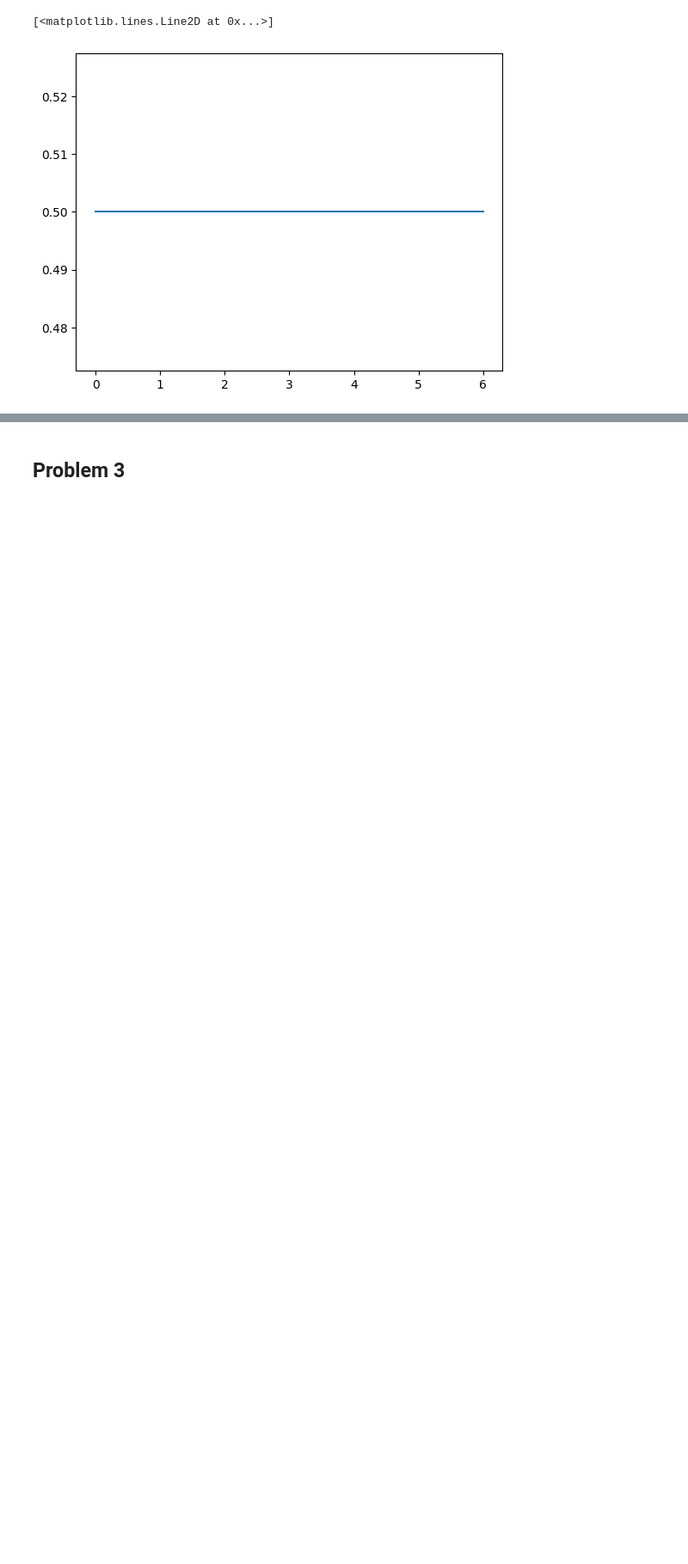
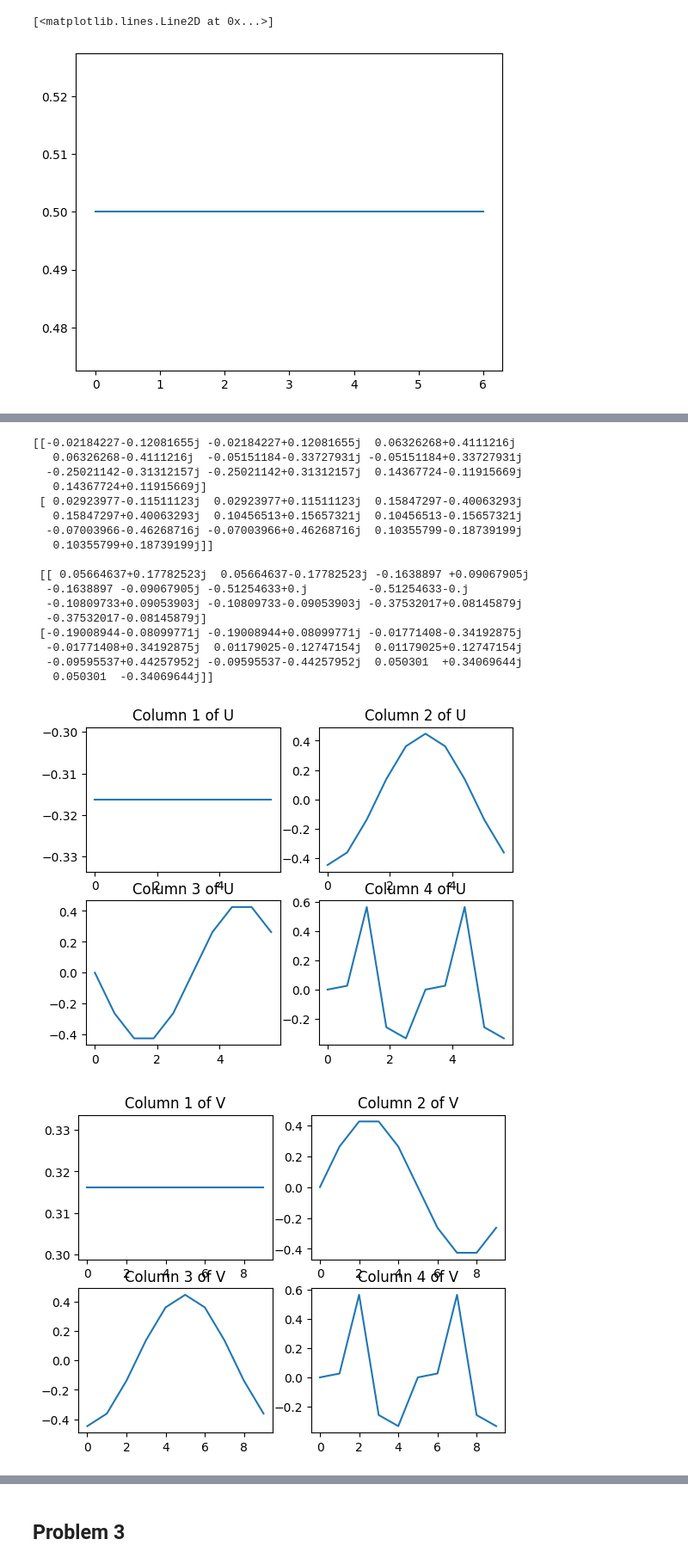
Before and after one commit to syncre02/mcfds, a Jupyter notebook: hw3.ipynb, the cells around one changed output, grey strips where cells are left out. Shown: that part at 86% size. Saved outputs shown, nothing was run; the diff lists cells and outputs as text; code cells hidden in the pictures; blank space fills up the shorter version.

```diff
--- a/hw3.ipynb
+++ b/hw3.ipynb
@@ -134,0 +236,70 @@ plt.plot(x, y)
+# %%
+# Part 8 Testing
+
+n = 10
+k = 6
+
+# Make the f0 vector
+f0 = np.concatenate((np.ones(k), np.zeros(n-k)))
+
+# Calculate the centered vector
+for i in range (n):
+    f0[i] = f0[i] - n/k
+
+# Create the fmatrix
+fMatrix = []
+for i in range(n):
+    fi = np.roll(f0, i)
+    fMatrix.append(fi)
+
+F = np.column_stack(fMatrix)
+
+U, s, V_T = np.linalg.svd(F)
+
+VTrans = V_T.transpose()
+
+theta = theta = np.linspace(0, 2*np.pi, n+1)[:-1]
+x = np.cos(theta)
+y = np.sin(theta)
+
+fig, axs = plt.subplots(nrows = 2, ncols = 2)
+axs = axs.ravel()
+for i in range(4):
+    axs[i].plot(theta, U[:, i])
+    axs[i].set_title(f"Column {i + 1} of U")
+
+#plt.show()
+
+
+fig, axs = plt.subplots(nrows=2, ncols=2)
+axs = axs.ravel()
+for i in range(4):
+    axs[i].plot(np.arange(n), V_T[i, :])
+    axs[i].set_title(f"Column {i + 1} of V")
+
+#plt.show()
+
+eigenvalues, eigenvectors = np.linalg.eig(U)
+eigenvalues2, eigenvectors2 = np.linalg.eig(V_T)
+
+print(eigenvectors[:2], "\n\n", eigenvectors2[:2])
+# %% [output]
+[[-0.02184227-0.12081655j -0.02184227+0.12081655j  0.06326268+0.4111216j
+   0.06326268-0.4111216j  -0.05151184-0.33727931j -0.05151184+0.33727931j
+  -0.25021142-0.31312157j -0.25021142+0.31312157j  0.14367724-0.11915669j
+   0.14367724+0.11915669j]
+ [ 0.02923977-0.11511123j  0.02923977+0.11511123j  0.15847297-0.40063293j
+   0.15847297+0.40063293j  0.10456513+0.15657321j  0.10456513-0.15657321j
+  -0.07003966-0.46268716j -0.07003966+0.46268716j  0.10355799-0.18739199j
+   0.10355799+0.18739199j]]
+
+ [[ 0.05664637+0.17782523j  0.05664637-0.17782523j -0.1638897 +0.09067905j
+  -0.1638897 -0.09067905j -0.51254633+0.j         -0.51254633-0.j
+  -0.10809733+0.09053903j -0.10809733-0.09053903j -0.37532017+0.08145879j
+  -0.37532017-0.08145879j]
+ [-0.19008944-0.08099771j -0.19008944+0.08099771j -0.01771408-0.34192875j
+  -0.01771408+0.34192875j  0.01179025-0.12747154j  0.01179025+0.12747154j
+  -0.09595537+0.44257952j -0.09595537-0.44257952j  0.050301  +0.34069644j
+   0.050301  -0.34069644j]]
+[figure, added]
+[figure, added]
```
Also changed, not shown: parts of 15 cells of this notebook.
